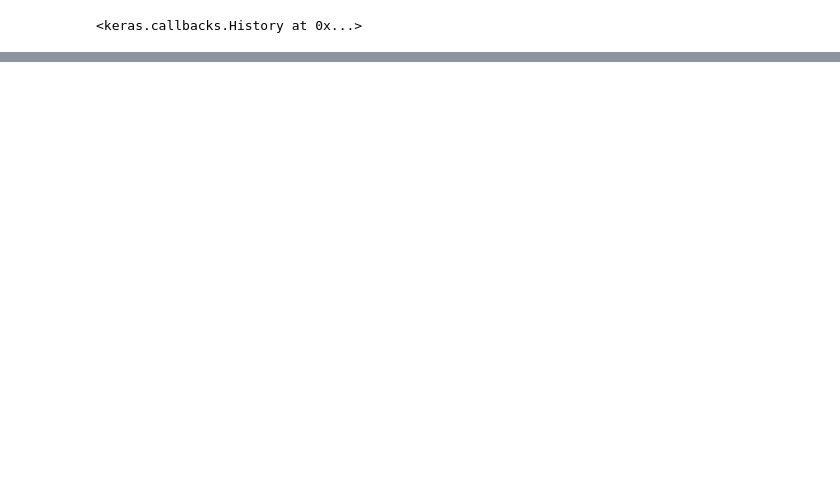
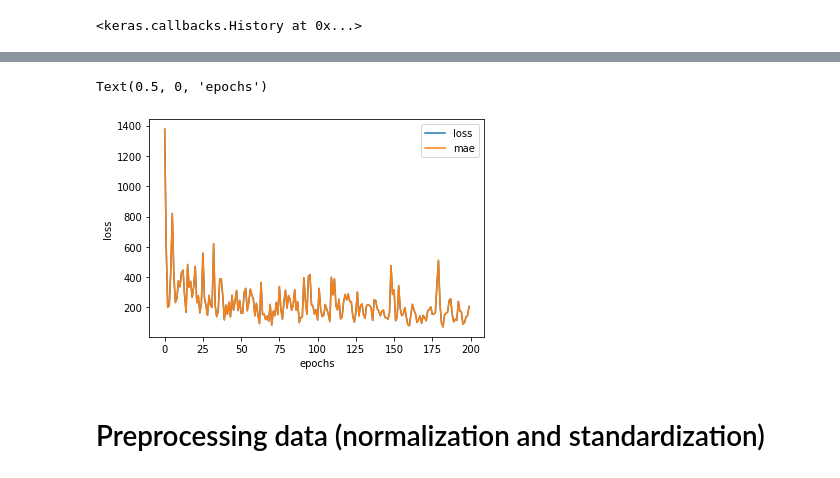
Before and after one commit to Ritesh27P/DeepLearning, a Jupyter notebook: 01_neural_network_regression_with_tensorflow.ipynb, the cells around one changed output, grey strips where cells are left out. Drawn from its saved outputs; the diff is of its cells as text; code cells hidden in the pictures; blank space fills up the shorter version.

Commit message:
completed classification model

```diff
--- a/01_neural_network_regression_with_tensorflow.ipynb
+++ b/01_neural_network_regression_with_tensorflow.ipynb
@@ -580,0 +870,3 @@ ModuleNotFoundError: No module named 'sklearn'
+# %%
+X_train, X_test, y_train, y_test = train_test_split(x, y, test_size=0.20, random_state=42)
+len(X_train), len(y_train)
@@ -581,15 +923,16 @@ ModuleNotFoundError: No module named 'sklearn'
 # %%
-insurance_model_1 = tf.keras.Sequential([
+tf.random.set_seed(42)
+
+insurance_model_2 = tf.keras.Sequential([
+    tf.keras.layers.Dense(100),
     tf.keras.layers.Dense(10),
     tf.keras.layers.Dense(1)
 ])
 
-insurance_model_1.compile(
-    loss=tf.keras.losses.mae,
-    optimizer=tf.keras.optimizers.SGD(),
-    metrics=['mae']
-)
+insurance_model_2.compile(loss=tf.keras.losses.mae,
+                          optimizer=tf.keras.optimizers.SGD(),
+                          metrics=['mae'])
 
-insurance_model_1.fit(x, y, epochs=100, verbose=0)
+insurance_model_2.fit(X_train, y_train, epochs=100, verbose=0)
 # %% [output]
 <keras.callbacks.History at 0x...>
@@ -595,0 +948,15 @@ insurance_model_1.fit(x, y, epochs=100, verbose=0)
+# %%
+tf.random.set_seed(42)
+
+insurance_model_3 = tf.keras.Sequential([
+    tf.keras.layers.Dense(100),
+    # tf.keras.layers.Dense(50),
+    tf.keras.layers.Dense(10),
+    tf.keras.layers.Dense(1)
+])
+
+insurance_model_3.compile(loss=tf.keras.losses.mae,
+                          optimizer=tf.keras.optimizers.Adam(learning_rate=0.01),
+                          metrics=['mae'])
+
+history = insurance_model_3.fit(X_train, y_train, epochs=200, verbose=1)
@@ -595,0 +986,9 @@ insurance_model_1.fit(x, y, epochs=100, verbose=0)
+# %%
+pd.DataFrame(history.history).plot()
+plt.ylabel('loss')
+plt.xlabel('epochs')
+# %% [output]
+Text(0.5, 0, 'epochs')
+[figure, added]
+# %% [markdown]
+# Preprocessing data (normalization and standardization)
```
Also changed, not shown: parts of 76 cells of this notebook, 4 other files.
